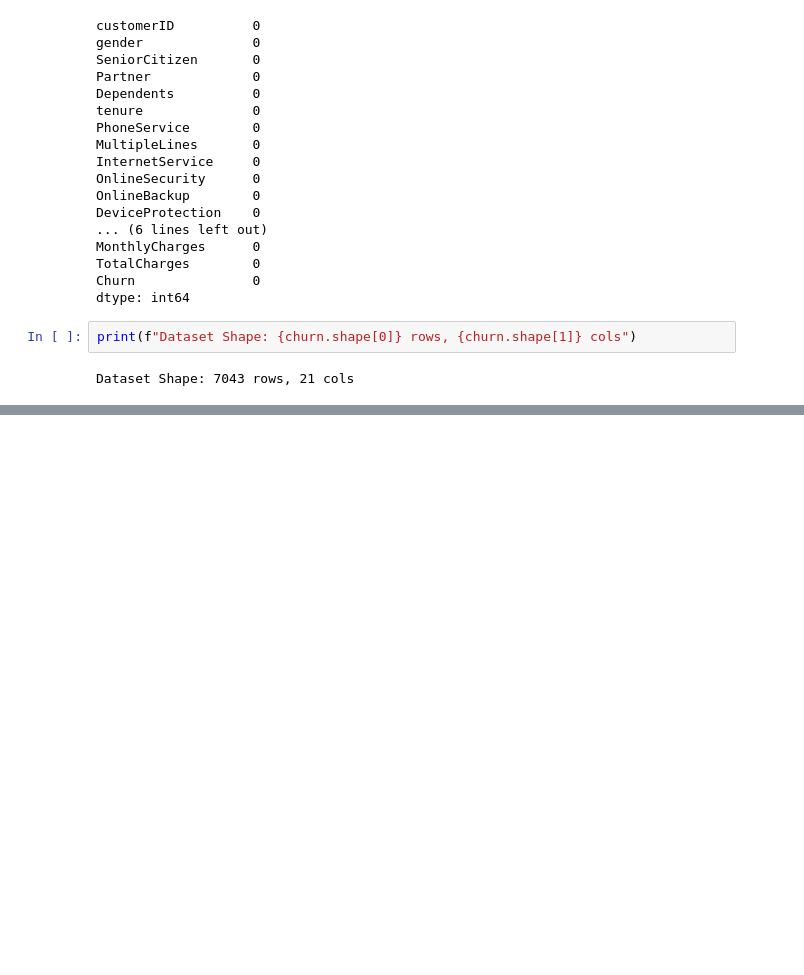
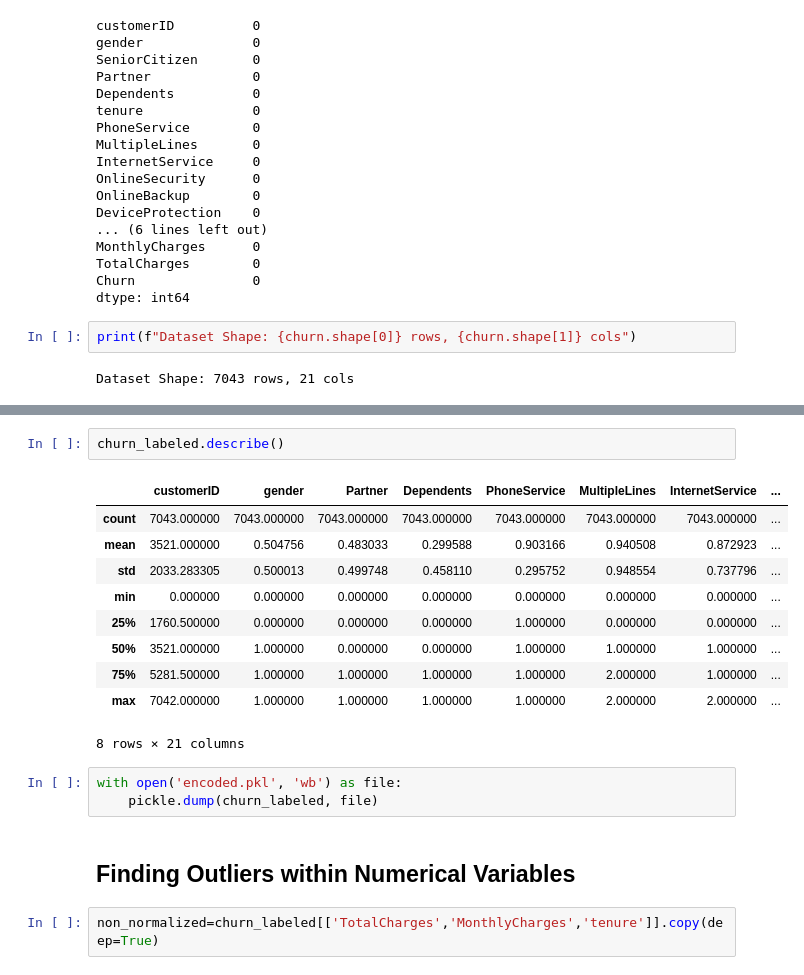
Before and after one commit to maddog19527/CS675_Project_-1, a Jupyter notebook: Data_Cleaning.ipynb, the cells around one changed output, grey strips where cells are left out. Saved outputs shown, nothing was run; the diff lists cells and outputs as text; blank space fills up the shorter version.

```diff
--- a/Data_Cleaning.ipynb
+++ b/Data_Cleaning.ipynb
@@ -76,0 +107,20 @@ Dataset Shape: 7043 rows, 21 cols
+# %%
+churn_labeled.describe()
+# %% [output]
+|  | customerID | gender | Partner | Dependents | PhoneService | MultipleLines | InternetService | ... |
+| count | 7043.000000 | 7043.000000 | 7043.000000 | 7043.000000 | 7043.000000 | 7043.000000 | 7043.000000 | ... |
+| mean | 3521.000000 | 0.504756 | 0.483033 | 0.299588 | 0.903166 | 0.940508 | 0.872923 | ... |
+| std | 2033.283305 | 0.500013 | 0.499748 | 0.458110 | 0.295752 | 0.948554 | 0.737796 | ... |
+| min | 0.000000 | 0.000000 | 0.000000 | 0.000000 | 0.000000 | 0.000000 | 0.000000 | ... |
+| 25% | 1760.500000 | 0.000000 | 0.000000 | 0.000000 | 1.000000 | 0.000000 | 0.000000 | ... |
+| 50% | 3521.000000 | 1.000000 | 0.000000 | 0.000000 | 1.000000 | 1.000000 | 1.000000 | ... |
+| 75% | 5281.500000 | 1.000000 | 1.000000 | 1.000000 | 1.000000 | 2.000000 | 1.000000 | ... |
+| max | 7042.000000 | 1.000000 | 1.000000 | 1.000000 | 1.000000 | 2.000000 | 2.000000 | ... |
+8 rows × 21 columns
+# %%
+with open('encoded.pkl', 'wb') as file:
+    pickle.dump(churn_labeled, file)
+# %% [markdown]
+## Finding Outliers within Numerical Variables
+# %%
+non_normalized=churn_labeled[['TotalCharges','MonthlyCharges','tenure']].copy(deep=True)
```
Also changed, not shown: parts of 14 cells of this notebook, 5 other files.
